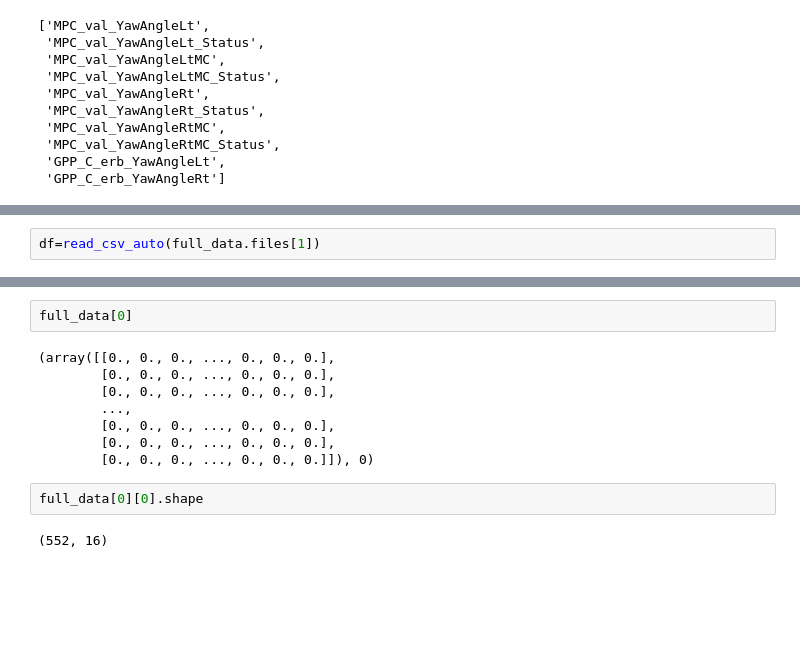
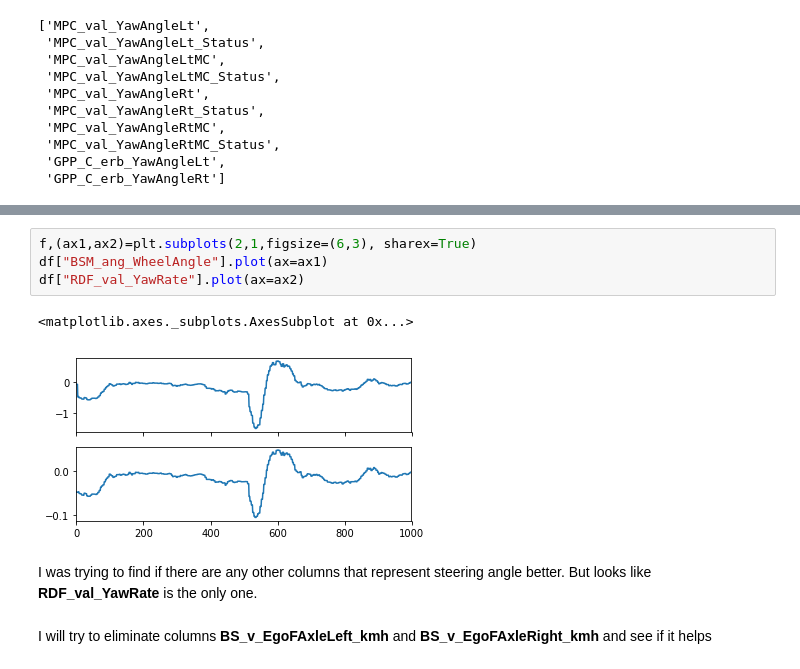
Before and after one commit to dumbPy/SceneR2, a Jupyter notebook: Notebooks/CSV_Model_with_Vehicle_Motion_Data.ipynb, the cells around one changed output, grey strips where cells are left out. Drawn from its saved outputs; the diff is of its cells as text; blank space fills up the shorter version.

```diff
--- a/Notebooks/CSV_Model_with_Vehicle_Motion_Data.ipynb
+++ b/Notebooks/CSV_Model_with_Vehicle_Motion_Data.ipynb
@@ -332,2 +173,0 @@ The model seems to overfit after a certain epochs. The accuracy over Class 0 imp
-# %%
-df=read_csv_auto(full_data.files[1])
@@ -342,14 +174,11 @@ array([<matplotlib.axes._subplots.AxesSubplot object at 0x...>,
-# %%
-full_data[0]
-# %% [output]
-(array([[0., 0., 0., ..., 0., 0., 0.],
-        [0., 0., 0., ..., 0., 0., 0.],
-        [0., 0., 0., ..., 0., 0., 0.],
-        ...,
-        [0., 0., 0., ..., 0., 0., 0.],
-        [0., 0., 0., ..., 0., 0., 0.],
-        [0., 0., 0., ..., 0., 0., 0.]]), 0)
-# %%
-full_data[0][0].shape
-# %% [output]
-(552, 16)
+# %%
+f,(ax1,ax2)=plt.subplots(2,1,figsize=(6,3), sharex=True)
+df["BSM_ang_WheelAngle"].plot(ax=ax1)
+df["RDF_val_YawRate"].plot(ax=ax2)
+# %% [output]
+<matplotlib.axes._subplots.AxesSubplot at 0x...>
+[figure, added]
+# %% [markdown]
+I was trying to find if there are any other columns that represent steering angle better. But looks like **RDF_val_YawRate** is the only one.
+# %% [markdown]
+I will try to eliminate columns **BS_v_EgoFAxleLeft_kmh** and **BS_v_EgoFAxleRight_kmh** and see if it helps
```
Also changed, not shown: parts of 55 cells of this notebook.
